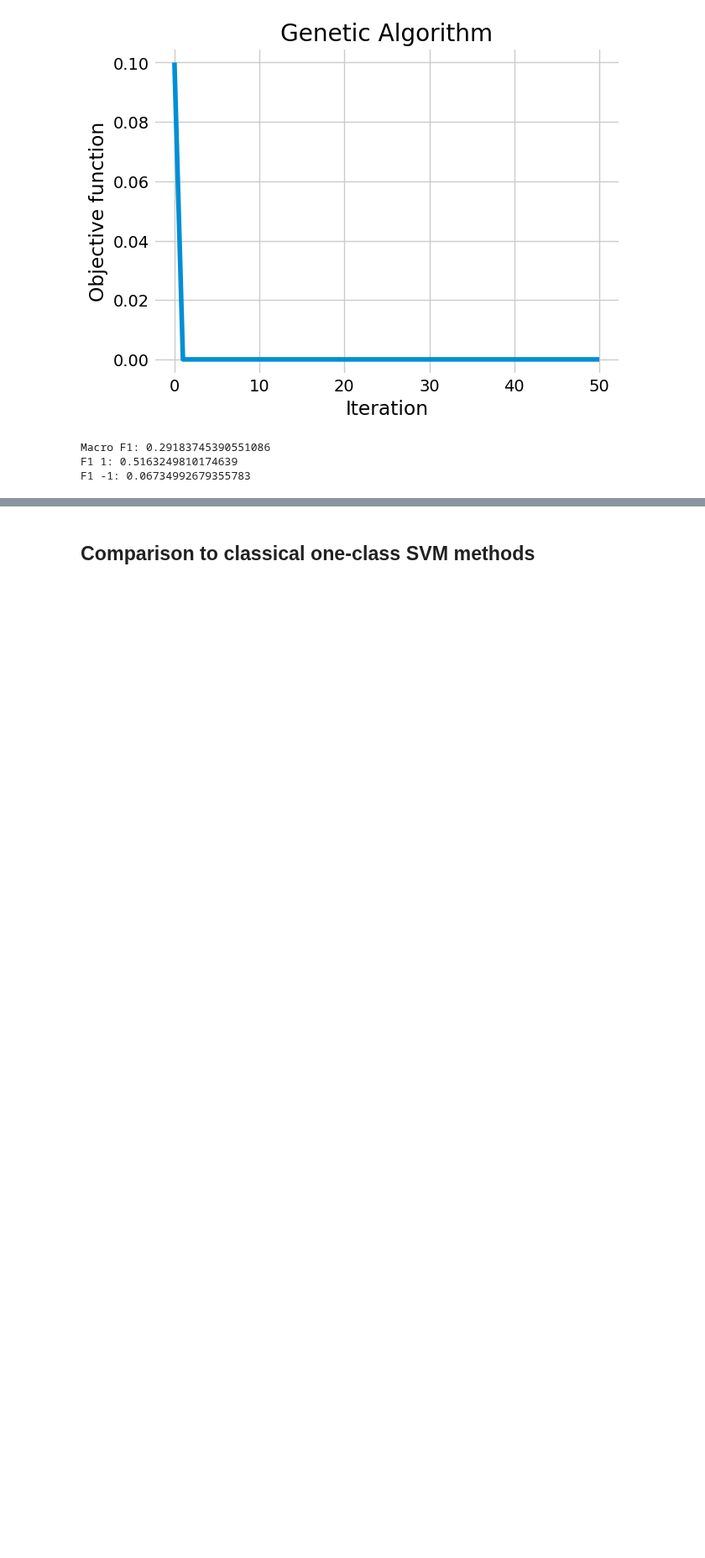
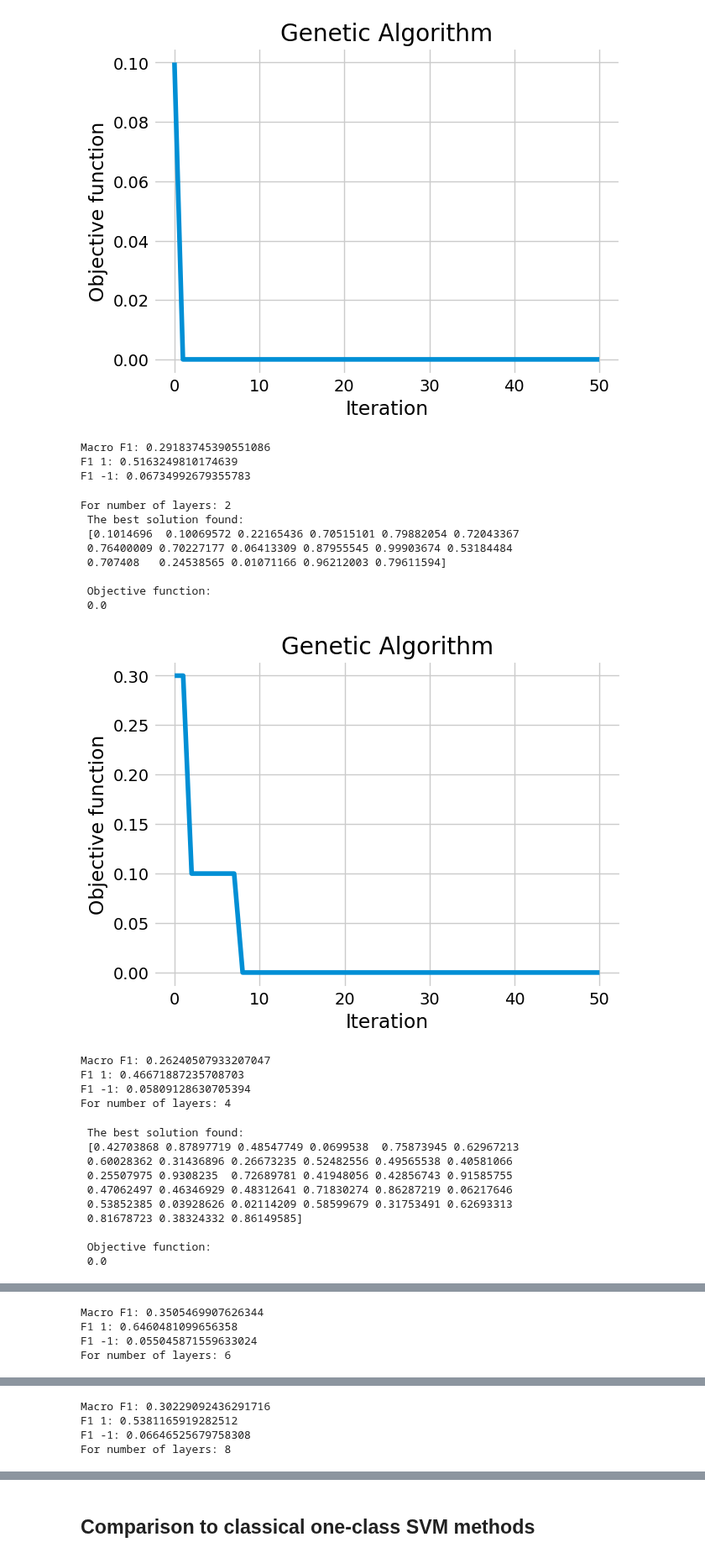
Before and after one commit to welremco/Group3QuantumOneClassSVMs, a Jupyter notebook: cern_data_application.ipynb, the cells around one changed output, grey strips where cells are left out. Shown at 84% size. Saved outputs shown, nothing was run; the diff lists cells and outputs as text; code cells hidden in the pictures; blank space fills up the shorter version.

Commit message:
Run VQC with Amplitude encoding on CERN data

```diff
--- a/cern_data_application.ipynb
+++ b/cern_data_application.ipynb
@@ -427,7 +427,7 @@ def cost_hamiltonian(num_qubits, num_trash_qubits, outliers_fraction = 20/210):
 #     H = (2 * X) + Z
     return 0.5 * (ham + num_trash_qubits)
 
-def data_encoding(X, encoding):
+def data_encoding(X, encoding="Amplitude"):
     '''
         --------
         Args :
@@ -445,13 +445,17 @@ def data_encoding(X, encoding):
 
 
     if encoding == "Amplitude":
-        num_qubits = 2
+        num_qubits = 8
         for i in range(len(X)):
-            encoded_X.append(np.array(X[i])/np.linalg.norm(np.array(X[i])))
-    if encoding == "FRQI":
+            X = np.asarray(X)
+            vector = cv2.resize(X[i], dsize=(16, 16), interpolation=cv2.INTER_CUBIC).flatten()
+            encoded_X.append(vector/np.linalg.norm(vector))
+
+            #encoded_X.append(np.array(X[i])/np.linalg.norm(np.array(X[i])))
+
+    elif encoding == "FRQI":
         num_qubits = 9
         for i in range(len(X)):
-
             X = np.asarray(X)
             vector = cv2.resize(X[i], dsize=(16, 16), interpolation=cv2.INTER_CUBIC).flatten()
             vector = np.concatenate((np.cos(np.pi/2*np.array(vector)),np.sin(np.pi/2*np.array(vector))))/8.0
@@ -522,7 +526,7 @@ class VQOCC():
         for i in range(self.batch_size):
     #                 circuit_copy = circuit.copy()
     #             for i in range(len(X)-1):
-            start_qc = QuantumCircuit(9)
+            start_qc = QuantumCircuit(8)
 #             start_qc.initialize(self.X[i], start_qc.qubits[0])
 #             start_qc.initialize(self.X[i], start_qc.qubits[1])
             start_qc.initialize(self.X[i])
@@ -665,7 +669,7 @@ class VQOCC():
 #         outliers = []
         y_pred = []
         for i in range(len(X)):
-            start_qc = QuantumCircuit(9)
+            start_qc = QuantumCircuit(8)
 #             start_qc.initialize(X[i], start_qc.qubits[0])
 #             start_qc.initialize(X[i], start_qc.qubits[1])
             start_qc.initialize(X[i])
@@ -784,12 +788,35 @@ Macro F1: 0.29183745390551086
 F1 1: 0.5163249810174639
 F1 -1: 0.06734992679355783
 # %%
-# TODO with amplitude encoding
-for l in range(2, 10, 2):
+for l in tqdm(range(2, 10, 2)):
     print("For number of layers: {}".format(l))
     encoded_X, num_qubits = data_encoding(X_vqc, "Amplitude")
     vqocc = VQOCC(num_qubits=num_qubits,num_trash_qubits=1,layers=l)
     # Only input X with INLIER labels into VQC for training
     train_X = [encoded_X[i] for i in range(len(encoded_X)) if y_vqc[i] == 1]
     vqocc.train(train_X, lr=0.1, n_epochs=50, batch_size=10, verbose_loss=True)
     vqocc.test(encoded_X, y_vqc)
+# %% [output]
+For number of layers: 2
+ The best solution found:
+ [0.1014696  0.10069572 0.22165436 0.70515101 0.79882054 0.72043367
+ 0.76400009 0.70227177 0.06413309 0.87955545 0.99903674 0.53184484
+ 0.707408   0.24538565 0.01071166 0.96212003 0.79611594]
+
+ Objective function:
+ 0.0
+[figure, added]
+Macro F1: 0.26240507933207047
+F1 1: 0.46671887235708703
+F1 -1: 0.05809128630705394
+For number of layers: 4
+ The best solution found:
+ [0.42703868 0.87897719 0.48547749 0.0699538  0.75873945 0.62967213
+ 0.60028362 0.31436896 0.26673235 0.52482556 0.49565538 0.40581066
+ 0.25507975 0.9308235  0.72689781 0.41948056 0.42856743 0.91585755
+ 0.47062497 0.46346929 0.48312641 0.71830274 0.86287219 0.06217646
+ 0.53852385 0.03928626 0.02114209 0.58599679 0.31753491 0.62693313
+ 0.81678723 0.38324332 0.86149585]
+
+ Objective function:
+ 0.0
@@ -795,0 +824,4 @@ for l in range(2, 10, 2):
+Macro F1: 0.3505469907626344
+F1 1: 0.6460481099656358
+F1 -1: 0.055045871559633024
+For number of layers: 6
@@ -795,0 +842,4 @@ for l in range(2, 10, 2):
+Macro F1: 0.30229092436291716
+F1 1: 0.5381165919282512
+F1 -1: 0.06646525679758308
+For number of layers: 8
```
Also changed, not shown: parts of 1 cell of this notebook.
